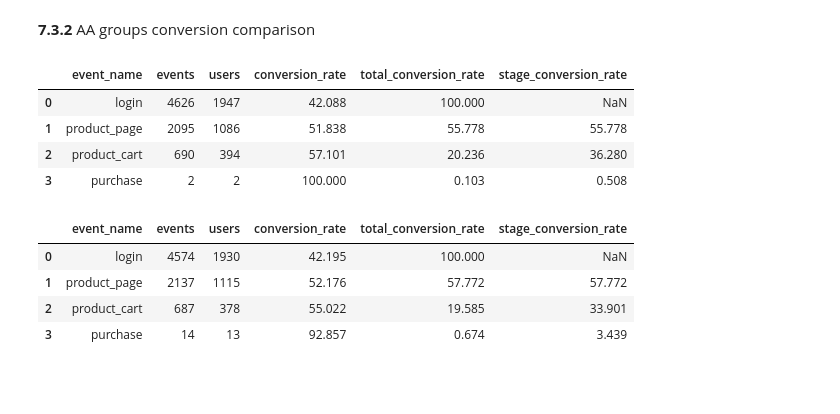
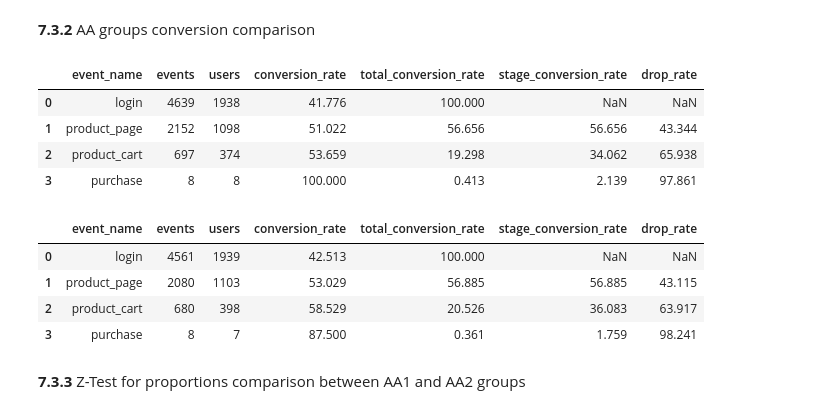
Before and after one commit to LuisPastranaLemus/P-20251014_Tripleten_FinalProject, a Jupyter notebook: notebooks/00-2_AB_test_guided_analysis_foundations.ipynb, the cells around one changed output. Saved outputs shown, nothing was run; the diff lists cells and outputs as text; code cells hidden in the pictures; blank space fills up the shorter version.

```diff
--- a/notebooks/00-2_AB_test_guided_analysis_foundations.ipynb
+++ b/notebooks/00-2_AB_test_guided_analysis_foundations.ipynb
@@ -1139,0 +1099,5 @@ array(['818AEF8DE8B21EA7', '81AD59E23B9825CE', '81AE85FD2E4A0B25', ...,
+# %%
+# Get unique users and shuffle them
+unique_users = df_users_aa_base[['user_id']].drop_duplicates()
+unique_users = unique_users.sample(frac=1.0, random_state=42).reset_index(drop=True)
+unique_users
@@ -1139,0 +1118,4 @@ array(['818AEF8DE8B21EA7', '81AD59E23B9825CE', '81AE85FD2E4A0B25', ...,
+# %%
+# Assign AA1 or AA2 alternately
+unique_users['aa_group'] = np.where(unique_users.index % 2 == 0, 'AA1', 'AA2')
+unique_users
@@ -1139,0 +1136,4 @@ array(['818AEF8DE8B21EA7', '81AD59E23B9825CE', '81AE85FD2E4A0B25', ...,
+# %%
+# Add the aa_group data for each user
+df_users_aa_base = df_users_aa_base.merge(unique_users, on='user_id', how='left')
+df_users_aa_base
@@ -1139,0 +1154,3 @@ array(['818AEF8DE8B21EA7', '81AD59E23B9825CE', '81AE85FD2E4A0B25', ...,
+# %%
+df_users_aa_a1 = df_users_aa_base.loc[(df_users_aa_base['aa_group'] =='AA1'), :]
+df_users_aa_a1
@@ -1165,13 +1221,14 @@ else:
 # %%
 df_funnel_AA1 = df_users_aa_a1
 df_funnel_AA1 = df_funnel_AA1.groupby('event_name', observed=True).agg(events=('event_name', 'count'), users=('user_id', 'nunique')).sort_values(by='users', ascending=False).reset_index()
 df_funnel_AA1['conversion_rate'] = ((df_funnel_AA1['users'] / df_funnel_AA1['events']) * 100).round(3)
 df_funnel_AA1['total_conversion_rate'] = ((df_funnel_AA1['users'] / df_funnel_AA1.loc[0, 'users']) * 100).round(3)
 df_funnel_AA1['stage_conversion_rate'] = ((df_funnel_AA1['users'] / df_funnel_AA1['users'].shift(1)) * 100).round(3)
+df_funnel_AA1['drop_rate'] = (100 - df_funnel_AA1['stage_conversion_rate']).round(3)
 df_funnel_AA1
 # %% [output]
-|  | event_name | events | users | conversion_rate | total_conversion_rate | stage_conversion_rate |
-| 0 | login | 4626 | 1947 | 42.088 | 100.000 | NaN |
-| 1 | product_page | 2095 | 1086 | 51.838 | 55.778 | 55.778 |
-| 2 | product_cart | 690 | 394 | 57.101 | 20.236 | 36.280 |
-| 3 | purchase | 2 | 2 | 100.000 | 0.103 | 0.508 |
+|  | event_name | events | users | conversion_rate | total_conversion_rate | stage_conversion_rate | drop_rate |
+| 0 | login | 4639 | 1938 | 41.776 | 100.000 | NaN | NaN |
+| 1 | product_page | 2152 | 1098 | 51.022 | 56.656 | 56.656 | 43.344 |
+| 2 | product_cart | 697 | 374 | 53.659 | 19.298 | 34.062 | 65.938 |
+| 3 | purchase | 8 | 8 | 100.000 | 0.413 | 2.139 | 97.861 |
@@ -1181,10 +1244,11 @@ df_funnel_AA2 = df_funnel_AA2.groupby('event_name', observed=True).agg(events=('
 df_funnel_AA2['conversion_rate'] = ((df_funnel_AA2['users'] / df_funnel_AA2['events']) * 100).round(3)
 df_funnel_AA2['total_conversion_rate'] = ((df_funnel_AA2['users'] / df_funnel_AA2.loc[0, 'users']) * 100).round(3)
 df_funnel_AA2['stage_conversion_rate'] = ((df_funnel_AA2['users'] / df_funnel_AA2['users'].shift(1)) * 100).round(3)
+df_funnel_AA2['drop_rate'] = (100 - df_funnel_AA2['stage_conversion_rate']).round(3)
 df_funnel_AA2
 # %% [output]
-|  | event_name | events | users | conversion_rate | total_conversion_rate | stage_conversion_rate |
-| 0 | login | 4574 | 1930 | 42.195 | 100.000 | NaN |
-| 1 | product_page | 2137 | 1115 | 52.176 | 57.772 | 57.772 |
-| 2 | product_cart | 687 | 378 | 55.022 | 19.585 | 33.901 |
-| 3 | purchase | 14 | 13 | 92.857 | 0.674 | 3.439 |
+|  | event_name | events | users | conversion_rate | total_conversion_rate | stage_conversion_rate | drop_rate |
+| 0 | login | 4561 | 1939 | 42.513 | 100.000 | NaN | NaN |
+| 1 | product_page | 2080 | 1103 | 53.029 | 56.885 | 56.885 | 43.115 |
+| 2 | product_cart | 680 | 398 | 58.529 | 20.526 | 36.083 | 63.917 |
+| 3 | purchase | 8 | 7 | 87.500 | 0.361 | 1.759 | 98.241 |
@@ -1191,3 +1261,5 @@ df_funnel_AA2
+# %% [markdown]
+**7.3.3** Z-Test for proportions comparison between AA1 and AA2 groups
 # %%
 # Z test
 
```
Also changed, not shown: parts of 54 cells of this notebook, 1 other file.
